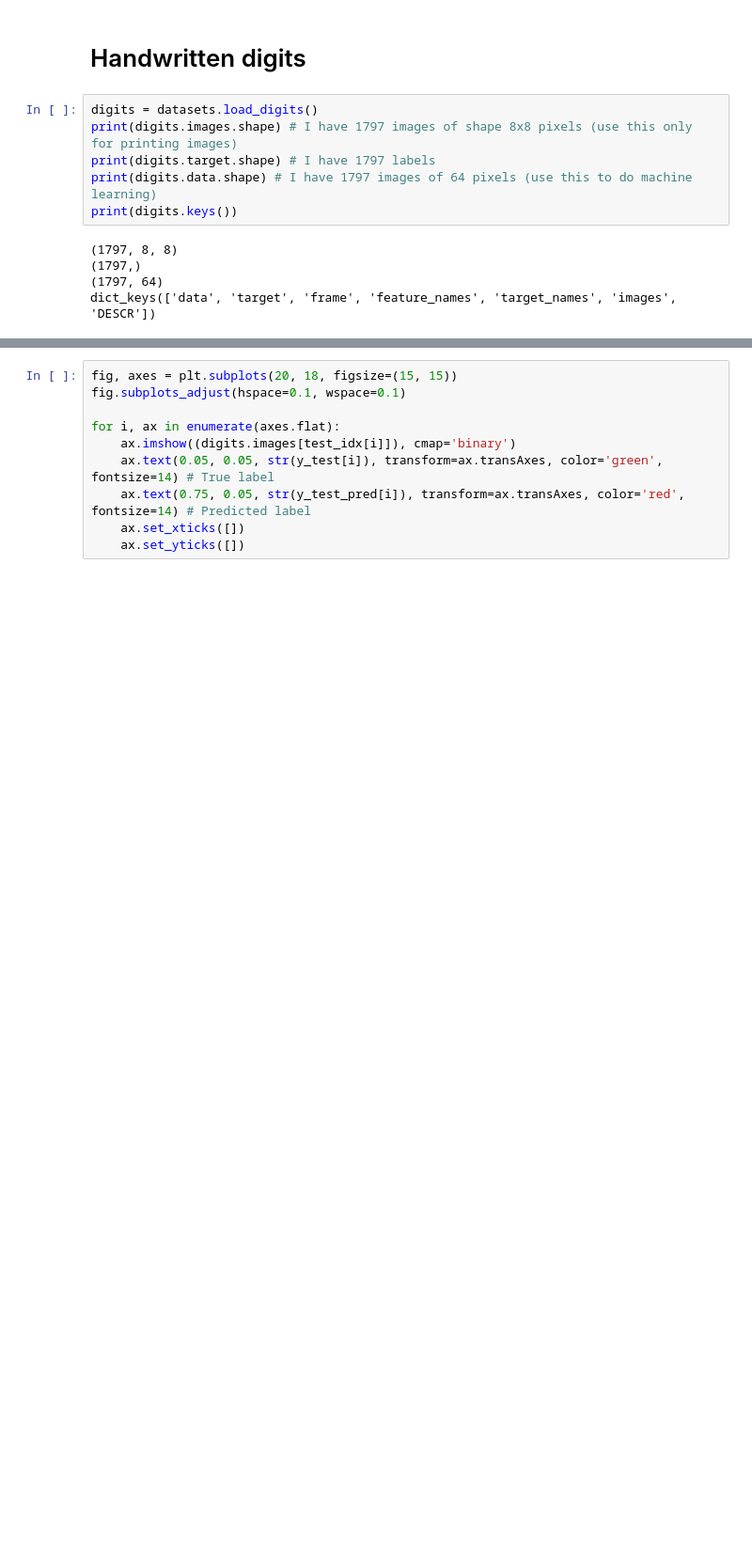
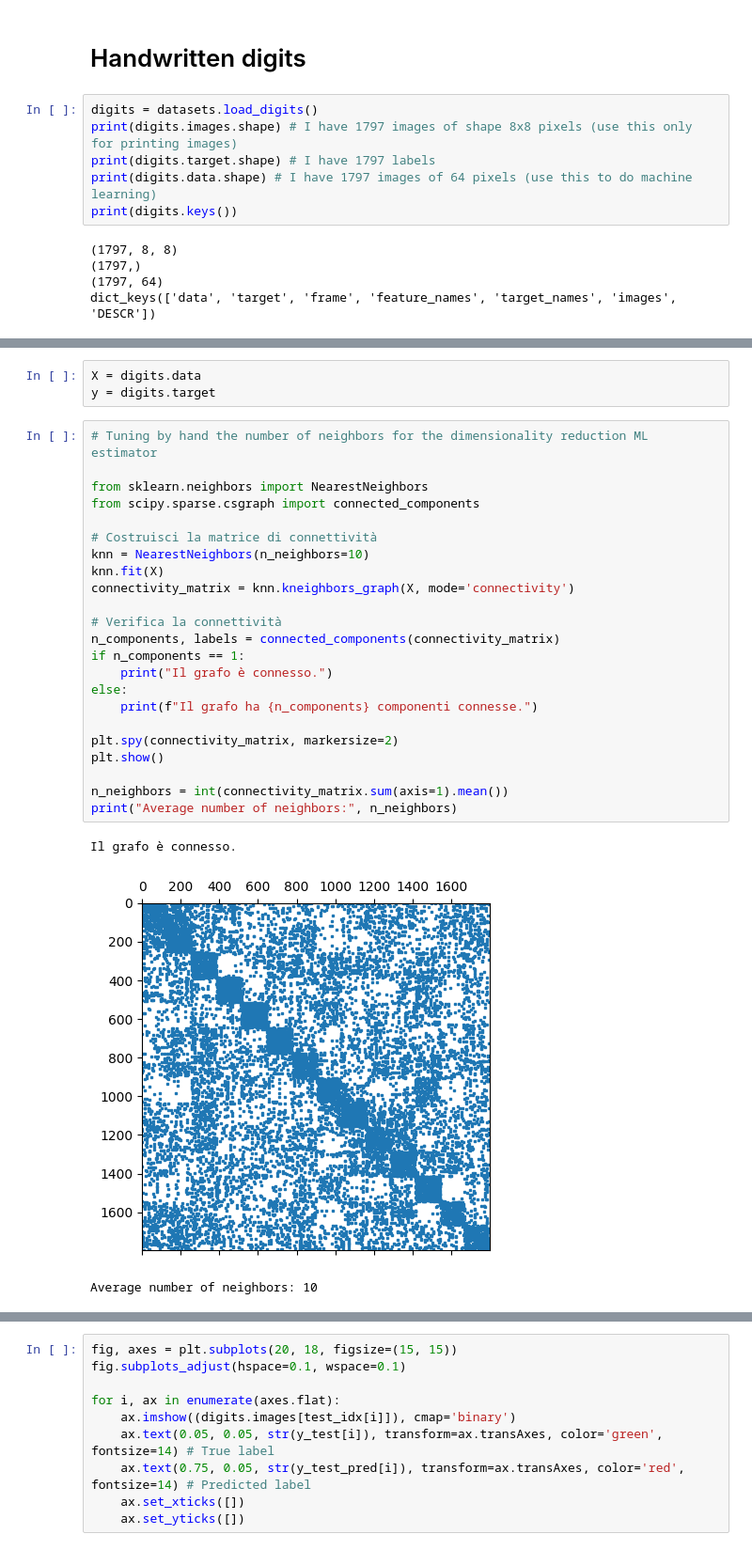
Before and after one commit to EmanuelaMenditto/astrostatistics_bicocca_2025, a Jupyter notebook: working/L13_ML_Digits.ipynb, the cells around one changed output, grey strips where cells are left out. Shown at 94% size. Drawn from its saved outputs; the diff is of its cells as text; blank space fills up the shorter version.

Commit message:
Added refined version of L13 ML Digits notebook

```diff
--- a/working/L13_ML_Digits.ipynb
+++ b/working/L13_ML_Digits.ipynb
@@ -23 +33,31 @@ dict_keys(['data', 'target', 'frame', 'feature_names', 'target_names', 'images',
+# %%
+X = digits.data
+y = digits.target
+# %%
+# Tuning by hand the number of neighbors for the dimensionality reduction ML estimator
+
+from sklearn.neighbors import NearestNeighbors
+from scipy.sparse.csgraph import connected_components
+
+# Costruisci la matrice di connettività
+knn = NearestNeighbors(n_neighbors=10)
+knn.fit(X)
+connectivity_matrix = knn.kneighbors_graph(X, mode='connectivity')
+
+# Verifica la connettività
+n_components, labels = connected_components(connectivity_matrix)
+if n_components == 1:
+    print("Il grafo è connesso.")
+else:
+    print(f"Il grafo ha {n_components} componenti connesse.")
+
+plt.spy(connectivity_matrix, markersize=2)
+plt.show()
+
+n_neighbors = int(connectivity_matrix.sum(axis=1).mean())
+print("Average number of neighbors:", n_neighbors)
+# %% [output]
+Il grafo è connesso.
+[figure, added]
+Average number of neighbors: 10
 # %%
```
Also changed, not shown: parts of 14 cells of this notebook.
